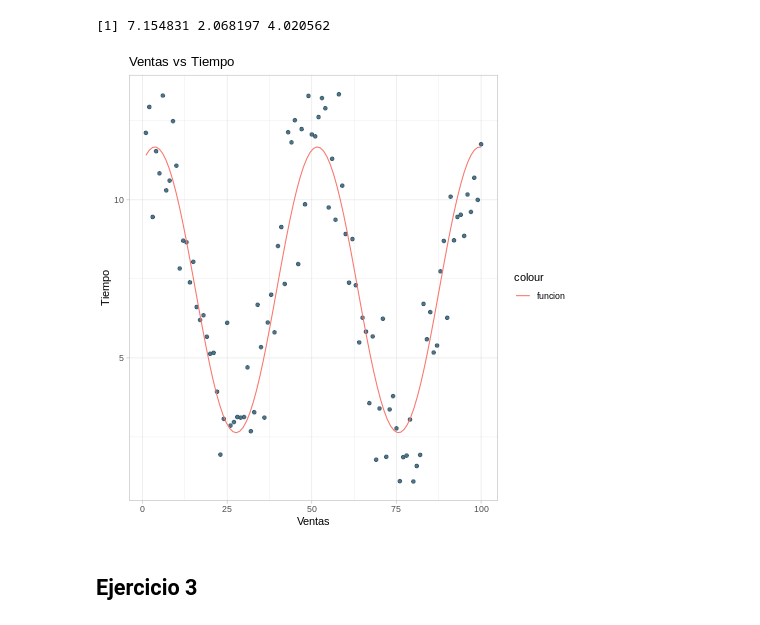
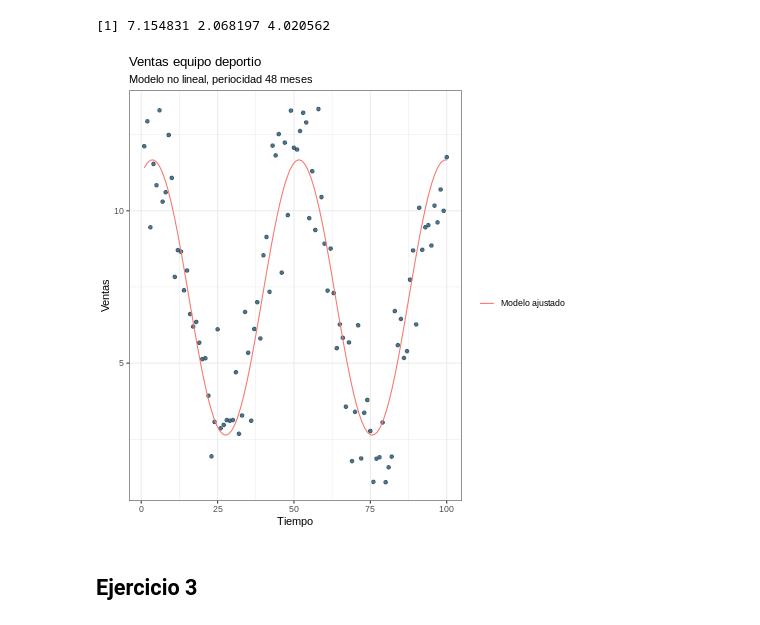
Before and after one commit to arriagajorge/adjustModels_est, a Jupyter notebook: AjustesModeloRegresión.ipynb, the cells around one changed output. Saved outputs shown, nothing was run; the diff lists cells and outputs as text; code cells hidden in the pictures.

```diff
--- a/AjustesModeloRegresión.ipynb
+++ b/AjustesModeloRegresión.ipynb
@@ -176,14 +177,14 @@ c(b0,b1,b2)
 # %%
 %%R
 funcion1 <- function(x) {b0+b1*sin(((2*pi)/48)*x)+b2*cos(((2*pi)/48)*x)}
 
 ggplot(data = df_ventas, aes(X,Y)) +
   geom_point(col="#295065", alpha=0.8) +
-  stat_function(fun = funcion1, mapping = aes(color = "funcion")) +
-  labs(x="Ventas", y="Tiempo", title="Ventas vs Tiempo")+
-  theme_light()
+  stat_function(fun = funcion1, mapping = aes(color = "Modelo ajustado")) +
+  labs(title="Ventas equipo deportio", subtitle="Modelo no lineal, periocidad 48 meses ", x="Tiempo", y="Ventas",  color="")+
+  theme_bw()
 # %% [output]
-[figure, old version]
+[figure, new version]
 # %% [markdown]
 ## Ejercicio 3
 # %% [markdown]
```
Also changed, not shown: parts of 1 cell of this notebook.
